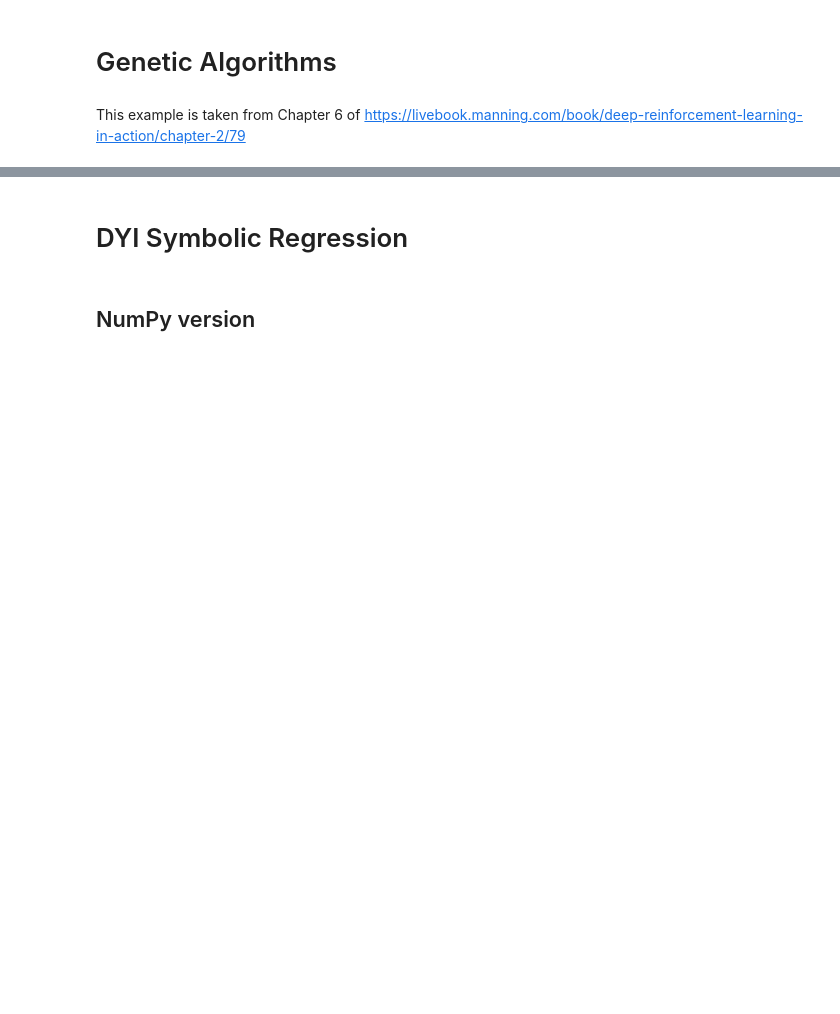
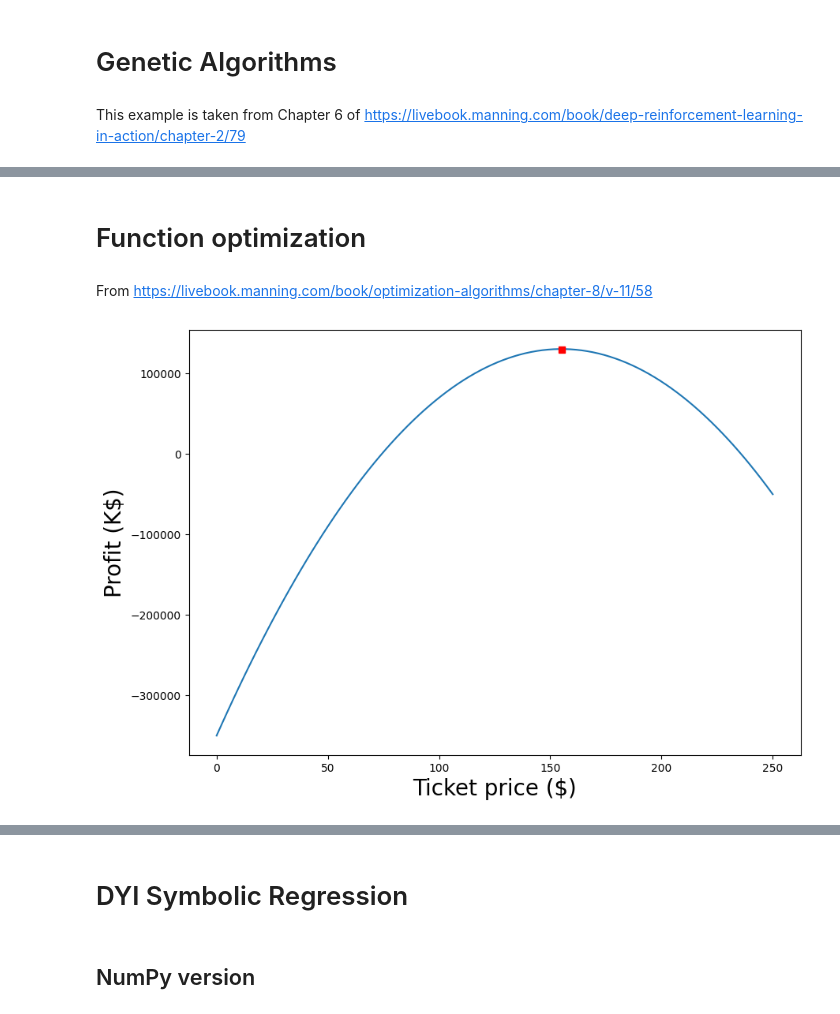
Before and after one commit to SergeiVKalinin/MSE_Spring2024, a Jupyter notebook: Module 1/6_DYI_Symbolic_Regression.ipynb, the cells around one changed output, grey strips where cells are left out. Saved outputs shown, nothing was run; the diff lists cells and outputs as text; code cells hidden in the pictures; blank space fills up the shorter version.

```diff
--- a/Module 1/6_DYI_Symbolic_Regression.ipynb
+++ b/Module 1/6_DYI_Symbolic_Regression.ipynb
@@ -164,0 +167,4 @@ plt.plot(pop_fit)
+# %% [markdown]
+# Function optimization
+# %% [markdown]
+From https://livebook.manning.com/book/optimization-algorithms/chapter-8/v-11/58
@@ -164,0 +177,18 @@ plt.plot(pop_fit)
+# %%
+def profit(x):
+    return -20*x*x+6200*x-350000
+# %%
+# Plot proft-ticket price curve
+plt.figure(figsize=(10, 7))
+x = np.linspace(0, 250, 100)
+plt.plot(x, profit(x))
+
+# Plot the optima
+plt.plot(155, 130000, "s", color="r")
+
+# Add title and axis names
+plt.xlabel("Ticket price ($)", fontsize=20)
+plt.ylabel("Profit (K$)", fontsize=20)
+plt.show()
+# %% [output]
+[figure, added]
```
Also changed, not shown: parts of 39 cells of this notebook.
